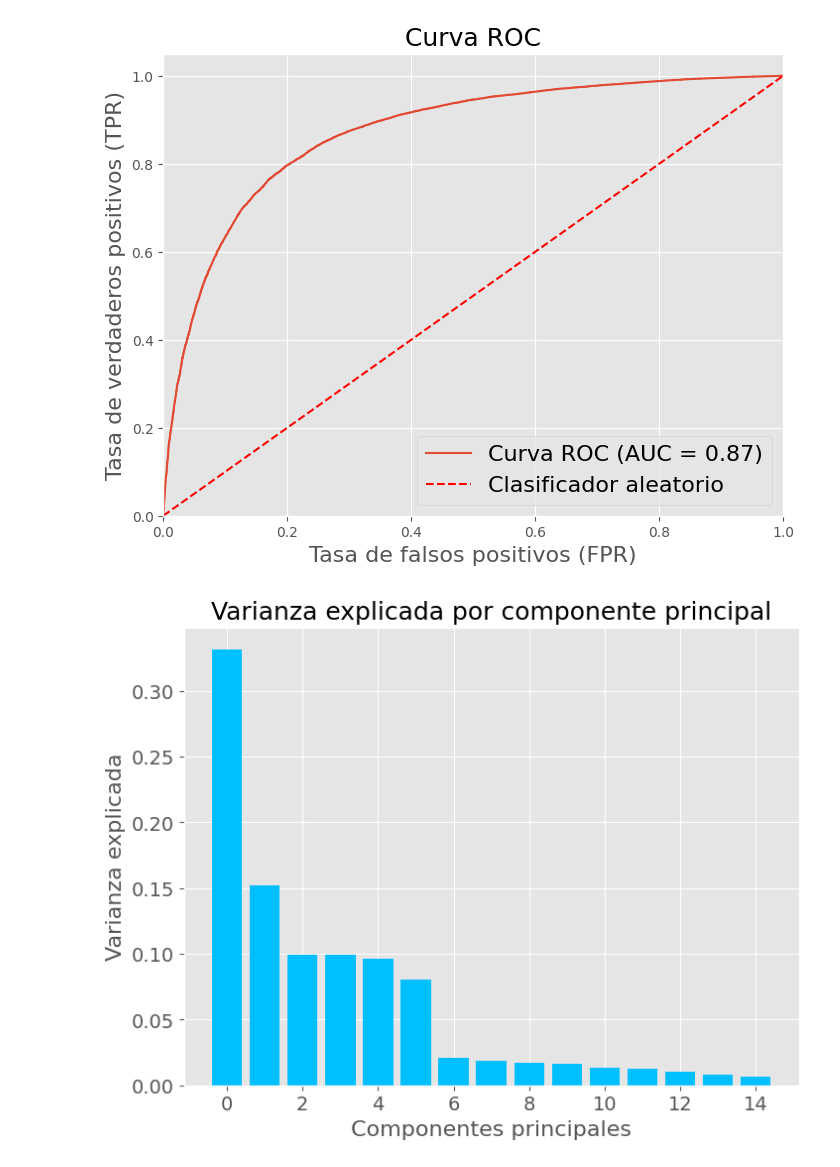
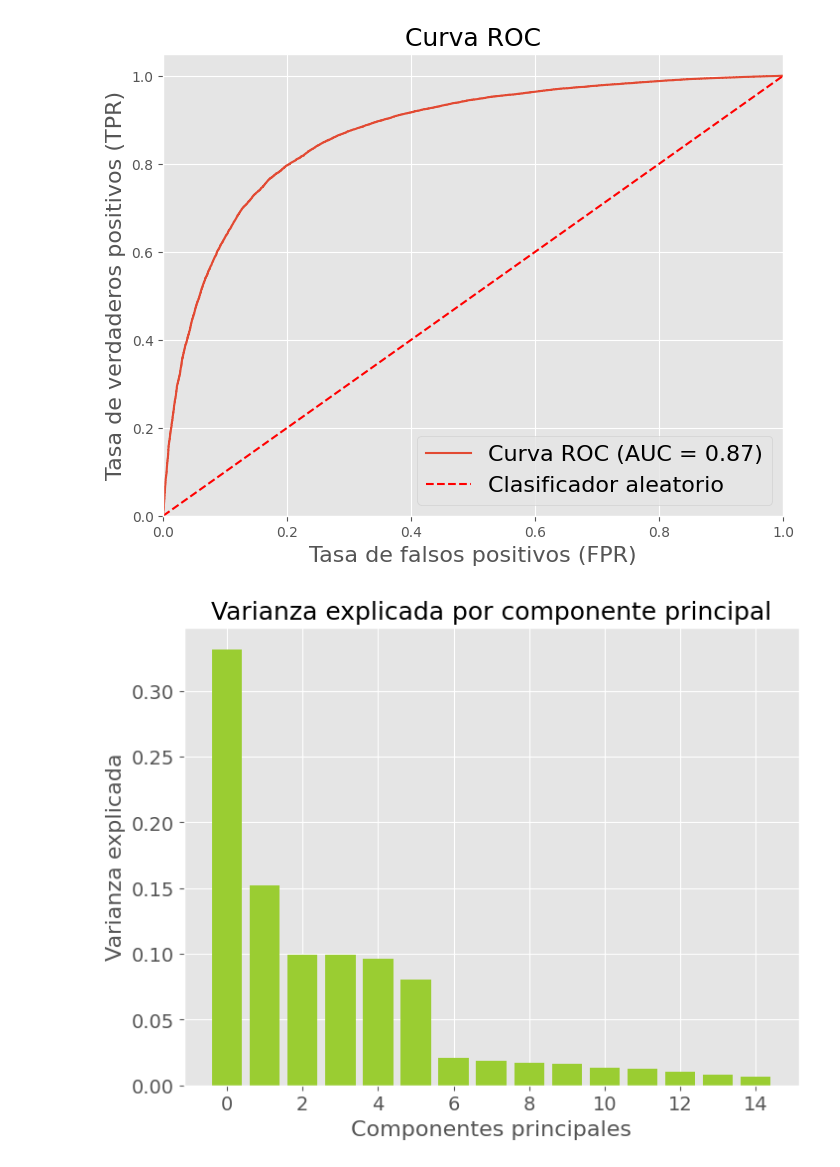
Before and after one commit to DanielVanegas11/Monografia---prediccion-de-resultados-en-tenis-de-campo, a Jupyter notebook: training/Predicción.ipynb, the cells around one changed output. Saved outputs shown, nothing was run; the diff lists cells and outputs as text; code cells hidden in the pictures.

```diff
--- a/training/Predicción.ipynb
+++ b/training/Predicción.ipynb
@@ -628,15 +628,15 @@ plt.show()
 # %%
 # Obtener la varianza explicada de cada componente principal
 var_exp = best_model1.named_steps['pca'].explained_variance_ratio_
 
 # Crear la gráfica de barras
 plt.figure(figsize=(8,6))
-plt.bar(range(len(var_exp)), var_exp, color='#00BFFF')
+plt.bar(range(len(var_exp)), var_exp, color='yellowgreen')
 plt.xlabel('Componentes principales', fontsize=16)
 plt.ylabel('Varianza explicada', fontsize=16)
 plt.xticks(fontsize=14)
 plt.yticks(fontsize=14)
 plt.title('Varianza explicada por componente principal', fontsize=18)
 plt.show()
 # %% [output]
-[figure, old version]
+[figure, new version]
```
